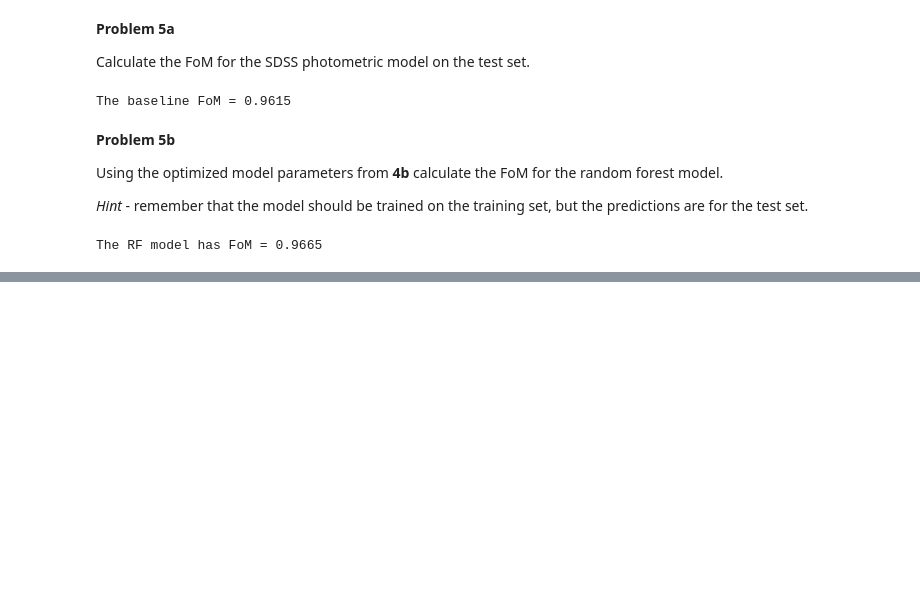
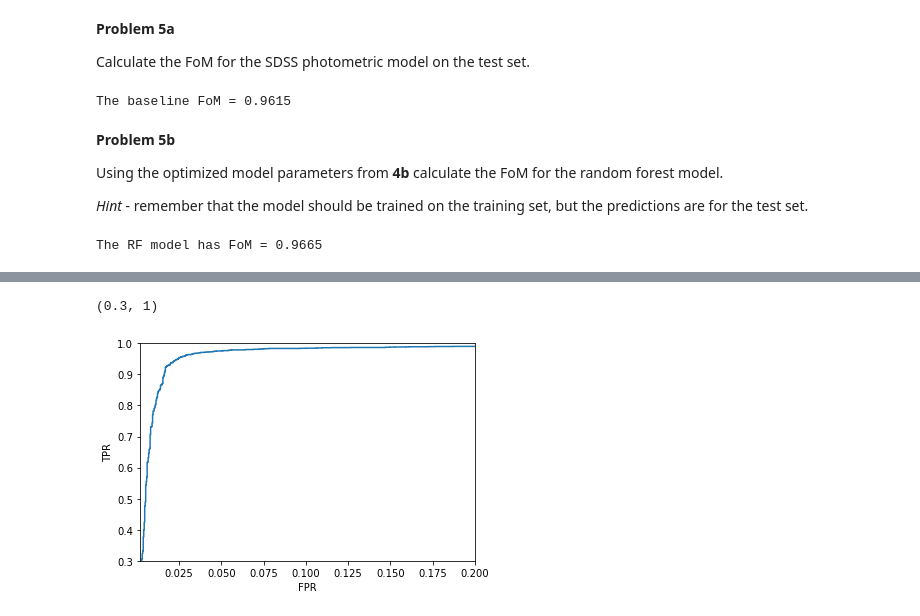
Before and after one commit to adamamiller/NU_IDEAS_2018, a Jupyter notebook: StarGalaxySolutions.ipynb, the cells around one changed output, grey strips where cells are left out. Saved outputs shown, nothing was run; the diff lists cells and outputs as text; code cells hidden in the pictures; blank space fills up the shorter version.

Commit message:
Complete problem on final predictions

```diff
--- a/StarGalaxySolutions.ipynb
+++ b/StarGalaxySolutions.ipynb
@@ -320,0 +344,19 @@ The RF model has FoM = 0.9665
+# %%
+from sklearn.metrics import roc_curve
+
+test_y_int = np.ones_like(test_y, dtype=int)
+test_y_int[np.where(test_y == 'GALAXY')] = 0
+
+test_preds_proba = rf_clf.predict_proba(test_X)
+
+fpr, tpr, thresh = roc_curve(test_y_int, test_preds_proba[:,1])
+
+fig, ax = plt.subplots()
+ax.plot(fpr, tpr)
+ax.set_xlabel('FPR')
+ax.set_ylabel('TPR')
+ax.set_xlim(2e-3,.2)
+ax.set_ylim(0.3,1)
+# %% [output]
+(0.3, 1)
+[figure, added]
```
Also changed, not shown: parts of 9 cells of this notebook.
